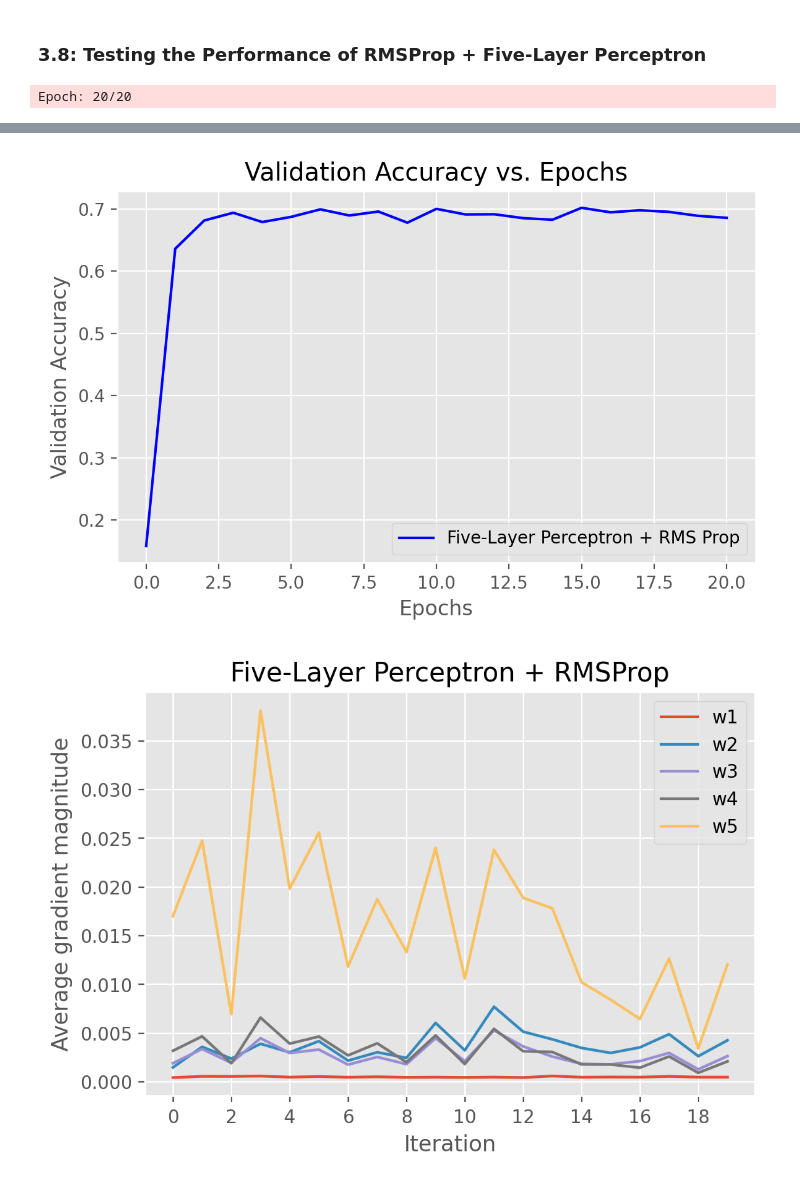
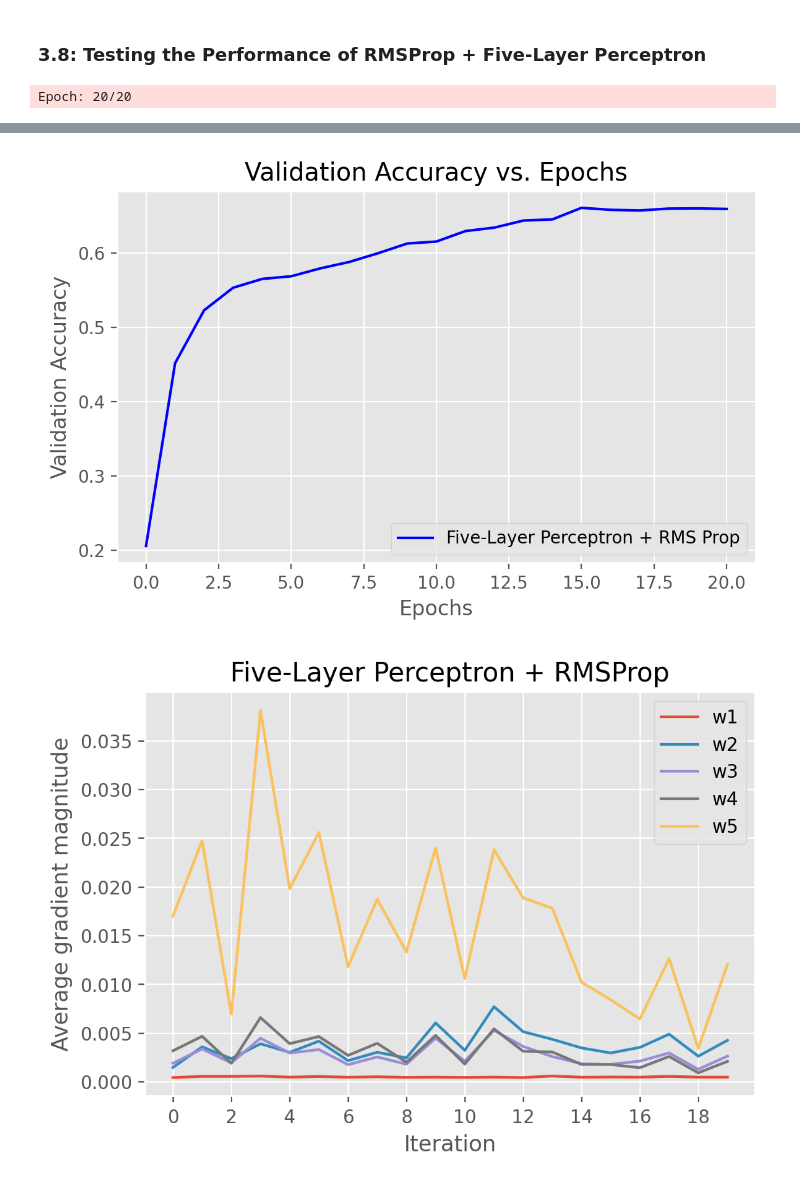
Before and after one commit to 48774861/mlpython_lab4, a Jupyter notebook: lab4_mlpython_pham_gurrola.ipynb, the cells around one changed output, grey strips where cells are left out. Cells and saved outputs as stored; diff of their text form; code cells hidden in the pictures.

```diff
--- a/lab4_mlpython_pham_gurrola.ipynb
+++ b/lab4_mlpython_pham_gurrola.ipynb
@@ -1577,12 +1550,17 @@ class FiveLP_RMSProp(FiveLP):
 # %% [markdown]
 ### 3.8: Testing the Performance of RMSProp + Five-Layer Perceptron
 # %%
-vals = {'n_hidden':50,
-         'C':1e-2, 'epochs':20, 'eta':0.005,
-         'alpha':0.1, 'decrease_const':0.1,
-         'decrease_iter':20,
-         'minibatches':len(X_train)/256,
+vals = { 'n_hidden':30,
+         'C':0.1, 'epochs':20, 'eta':0.001,
+         'alpha':0.001, 'decrease_const':0.1, 'decrease_iter':15,
+         'minibatches':50,
          'shuffle':True,'random_state':1}
+# vals = {'n_hidden':50,
+#          'C':1e-2, 'epochs':20, 'eta':0.005,
+#          'alpha':0.1, 'decrease_const':0.1,
+#          'decrease_iter':20,
+#          'minibatches':len(X_train)/256,
+#          'shuffle':True,'random_state':1}
 
 nn_five_rms = FiveLP_RMSProp(**vals)
 %time nn_five_rms.fit(X_train_dummies, y_train, print_progress=1, XY_test=(X_test_dummies, y_test))
@@ -1600,4 +1578,4 @@ Validation acc: 0.6856435643564357
-[figure, old version]
+[figure, new version]
 # %%
 fig = plt.figure(figsize=(6,4),dpi=200)
 ax = fig.add_subplot(1,1,1)
```
Also changed, not shown: parts of 28 cells of this notebook, 1 other file.
